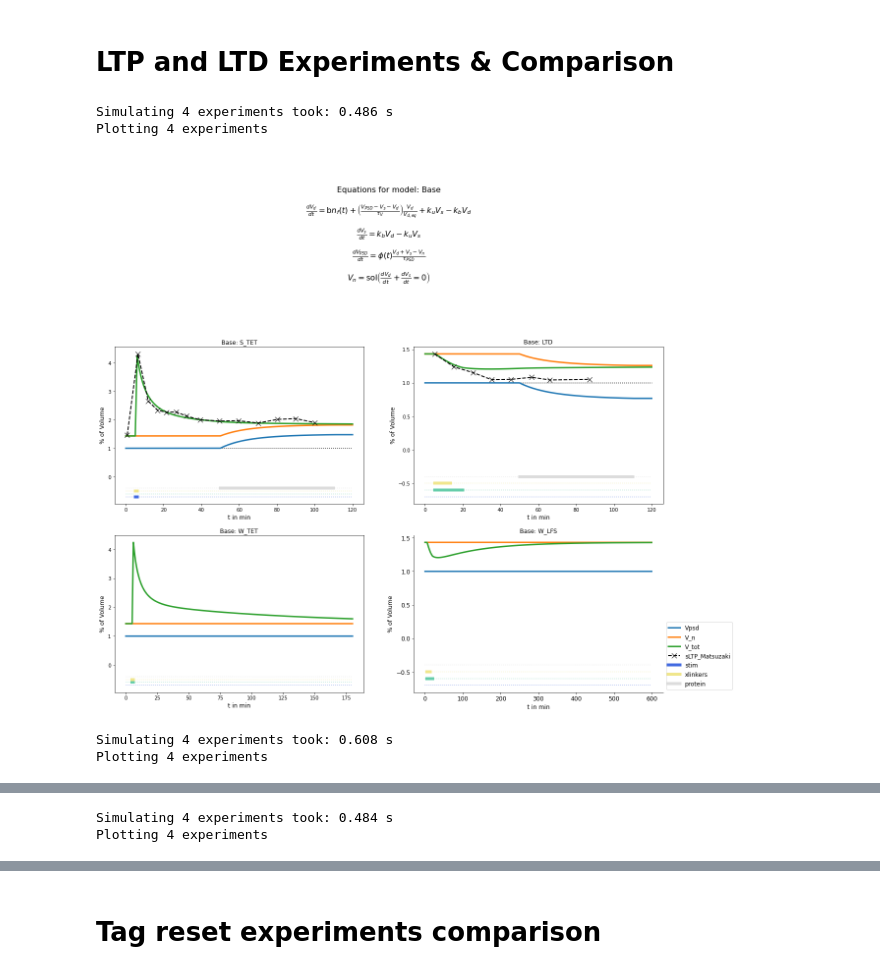
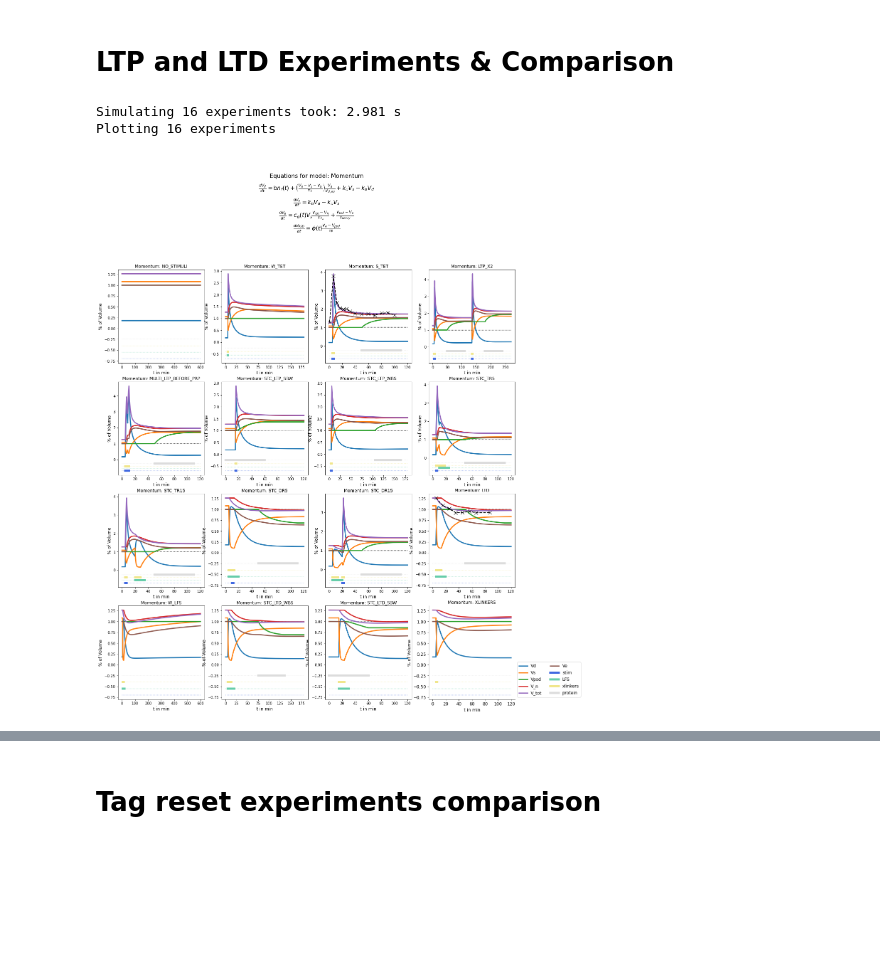
Before and after one commit to ngr-francesco/virtual_lab, a Jupyter notebook: examples/Simulation_results.ipynb, the cells around one changed output, grey strips where cells are left out. Saved outputs shown, nothing was run; the diff lists cells and outputs as text; code cells hidden in the pictures; blank space fills up the shorter version.

Commit message:
fixed problem with stochastic processes and variable initialization

```diff
--- a/examples/Simulation_results.ipynb
+++ b/examples/Simulation_results.ipynb
@@ -172,14 +162,14 @@ class MomentumModel(BaseModel):
         _dict.pop("PSD_95")
         return _dict
 
-    def initialise_variables(self,stochastic_model):
-        super().initialise_variables(stochastic_model)
+    def set_initial_values(self,stochastic_model):
+        super().set_initial_values(stochastic_model)
         self.variables.Ve = self.variables.Vpsd
 
     def quantity_dependencies(self):
         _dict = super().quantity_dependencies()
-        _dict["c_d"] = {"enlargement": 1,
-                        "shrinkage": 1 }
+        #_dict["c_d"] = {"enlargement": 1,
+        #                "shrinkage": 1 }
         return _dict
 
     def dVd(self, t):
@@ -196,7 +186,7 @@ class MomentumModel(BaseModel):
         Vd = self.variables.Vd
         Vs = self.variables.Vs
         Vpsd = self.variables.Vpsd
-        return self.c_d[t]*Vs*(V_tot - V_n)/(self.tau_add_Ve) + (Vpsd - Ve)/self.tau_Ve
+        return self.k_b[t]/self.k_u[t]*(V_tot - V_n)/(self.tau_add_Ve) + (Vpsd - Ve)/self.tau_Ve
 
     def dPSD(self,t):
         Vs = self.variables.Vs
@@ -210,18 +200,18 @@ class MomentumModel(BaseModel):
     def V_n_calc(self, t):
         return super().V_n_calc(t,attractor = self.variables.Ve)
 
-BasicExperiments.add_event("enlargement",[E_ONSET,X_ENLARGE],concurrence = "stim")
-BasicExperiments.add_event("shrinkage",[E_ONSET,X_SHRINK],concurrence = "LFS")
+# BasicExperiments.add_event("enlargement",[E_ONSET,X_ENLARGE],concurrence = "stim")
+# BasicExperiments.add_event("shrinkage",[E_ONSET,X_SHRINK],concurrence = "LFS")
 # %%
 # Optimizing constants for this model
 const_momentum = CONSTANTS.copy()
 enlarge_dict = {# Enlargement pool
     "k_e_0" : 0,
     "k_e_1" : 1,
-    "tau_add_Ve": 120, #120
+    "tau_add_Ve": 3600, #120
     "tau_Ve": 3600,
     # Dynamic pool timescale
-    "tau_Vd": 4200}
+    "tau_Vd": 3300}
 const_momentum.update(enlarge_dict)
 mom_model = MomentumModel("Momentum",{"Vd": None, "Vs": None, "Vpsd": 1., "V_n": None,"V_tot": None,"Ve": None}, const = const_momentum)
 Sim.add_model(mom_model,switching=False)
@@ -271,13 +261,13 @@ Sim.add_model(PSDModel,switching=False)
 # LTP and LTD Experiments & Comparison
 # %%
 LTP_LTD = Experiments([S_TET,LTD,W_TET,W_LFS])
-for model in Sim.models:
+W_LFS.T = 10*3600
+NO_STIMULI.T = 10*3600
+for model in ["Momentum"]:
     Sim.switch_model(model)
-    _ = Sim.run_experiments(LTP_LTD)
-    Sim.plot_volumes(filename = f"{model}_LTP_LTD.pdf",figsize = (20,20),n_cols = 2, variables = ["Vpsd","V_n","V_tot","Ve"])
+    _ = Sim.run_experiments(BasicExperiments)#,n_of_runs=5,stochastic=True,termalize=True,termalization_time=20*3600,record_termalization=True)
+    Sim.plot_volumes(filename = f"{model}_other.pdf")
 # %% [output]
-Simulating 4 experiments took: 0.486 s
-Plotting 4 experiments
+Simulating 16 experiments took: 2.981 s
+Plotting 16 experiments
-[figure, old version]
+[figure, new version]
-Simulating 4 experiments took: 0.608 s
-Plotting 4 experiments
@@ -285,2 +273,0 @@ Plotting 4 experiments
-Simulating 4 experiments took: 0.484 s
-Plotting 4 experiments
```
Also changed, not shown: parts of 8 cells of this notebook, 4 other files.
